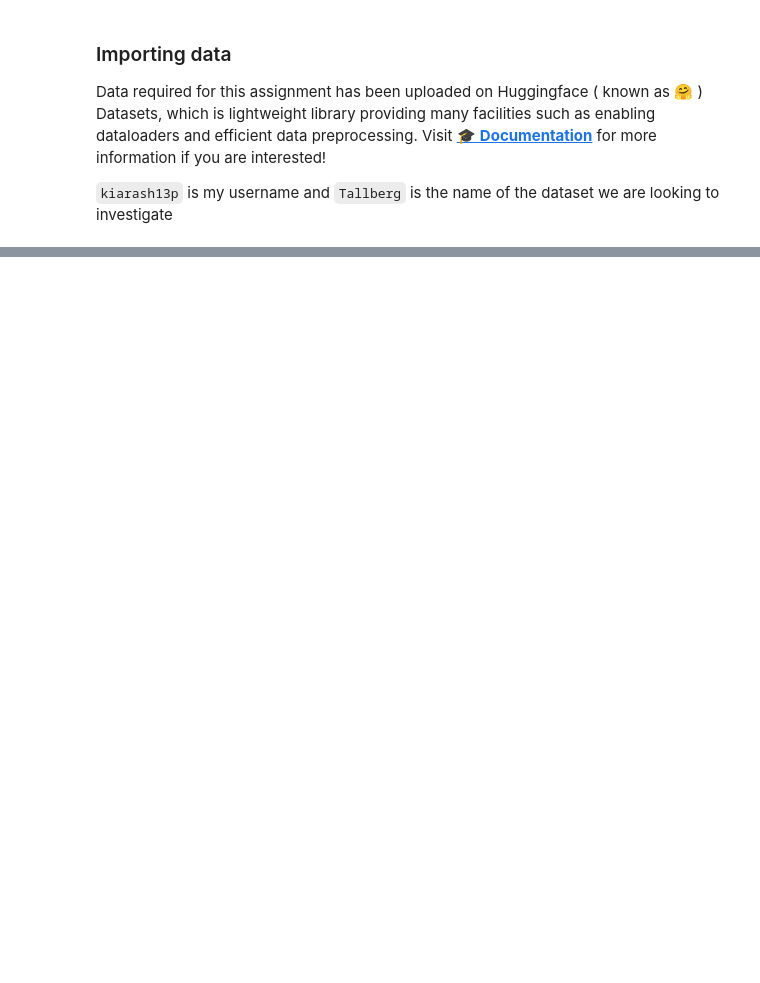
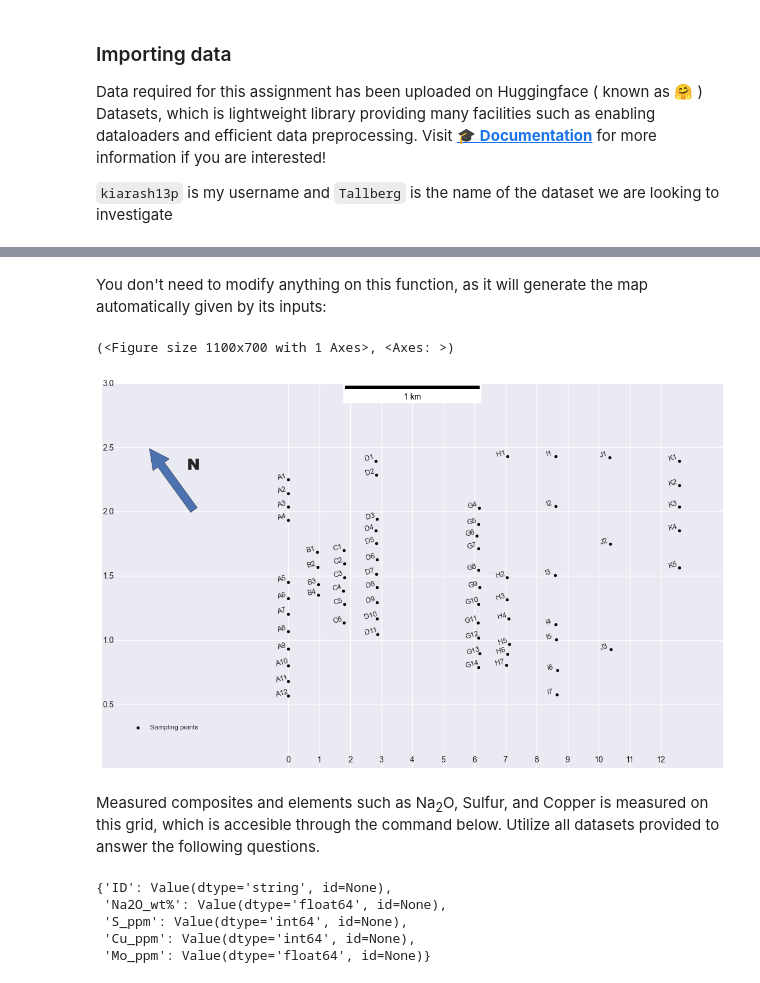
Before and after one commit to kiarash13p/Mineral-Resource-Geology-and-Modelling, a Jupyter notebook: Exploration Practical.ipynb, the cells around one changed output, grey strips where cells are left out. Drawn from its saved outputs; the diff is of its cells as text; code cells hidden in the pictures; blank space fills up the shorter version.

```diff
--- a/Exploration Practical.ipynb
+++ b/Exploration Practical.ipynb
@@ -153,0 +295,18 @@ Notes:
+# %% [markdown]
+You don't need to modify anything on this function, as it will generate the map automatically given by its inputs:
+# %%
+grid()
+# %% [output]
+(<Figure size 1100x700 with 1 Axes>, <Axes: >)
+[figure, added]
+# %% [markdown]
+Measured composites and elements such as Na<sub>2</sub>O, Sulfur, and Copper is measured on this grid, which is accesible through the command below. Utilize all datasets provided to answer the following questions.
+# %%
+Na2O_dataset      =   load_dataset( 'kiarash13p/Tallberg' , data_files="Tallberg Na2O Data.csv")['train']
+Na2O_dataset.features
+# %% [output]
+{'ID': Value(dtype='string', id=None),
+ 'Na2O_wt%': Value(dtype='float64', id=None),
+ 'S_ppm': Value(dtype='int64', id=None),
+ 'Cu_ppm': Value(dtype='int64', id=None),
+ 'Мо_ppm': Value(dtype='float64', id=None)}
```
Also changed, not shown: parts of 26 cells of this notebook.
